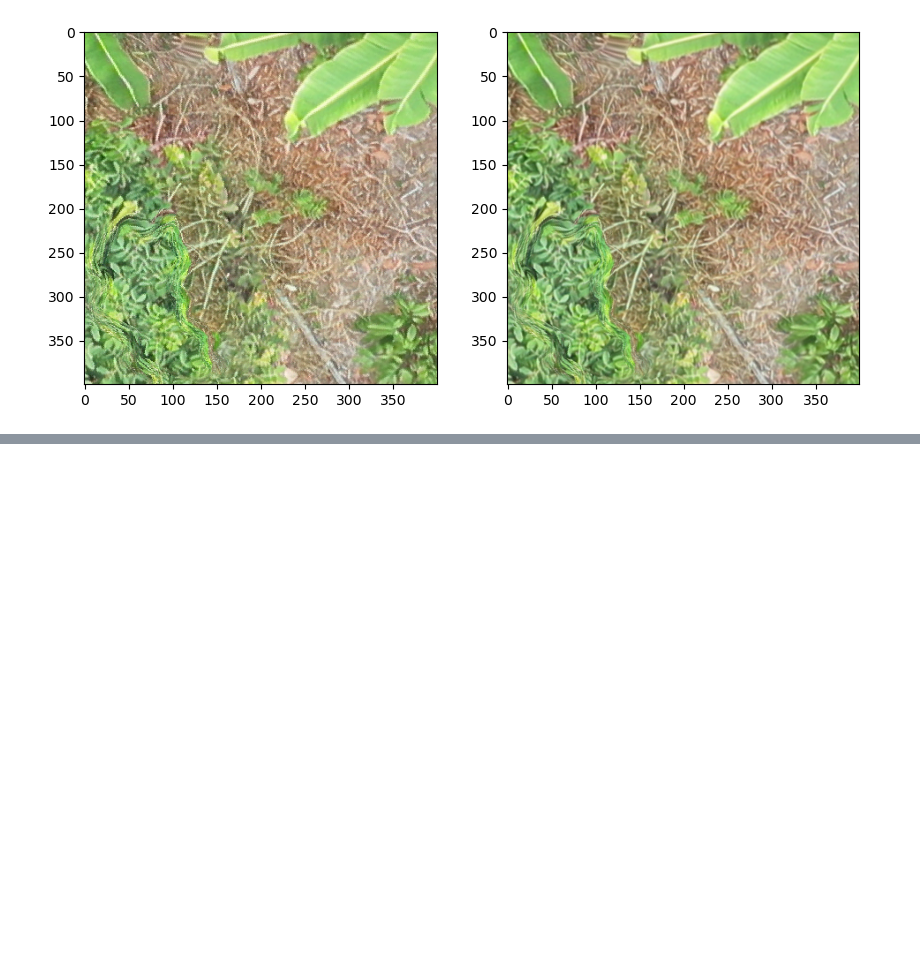
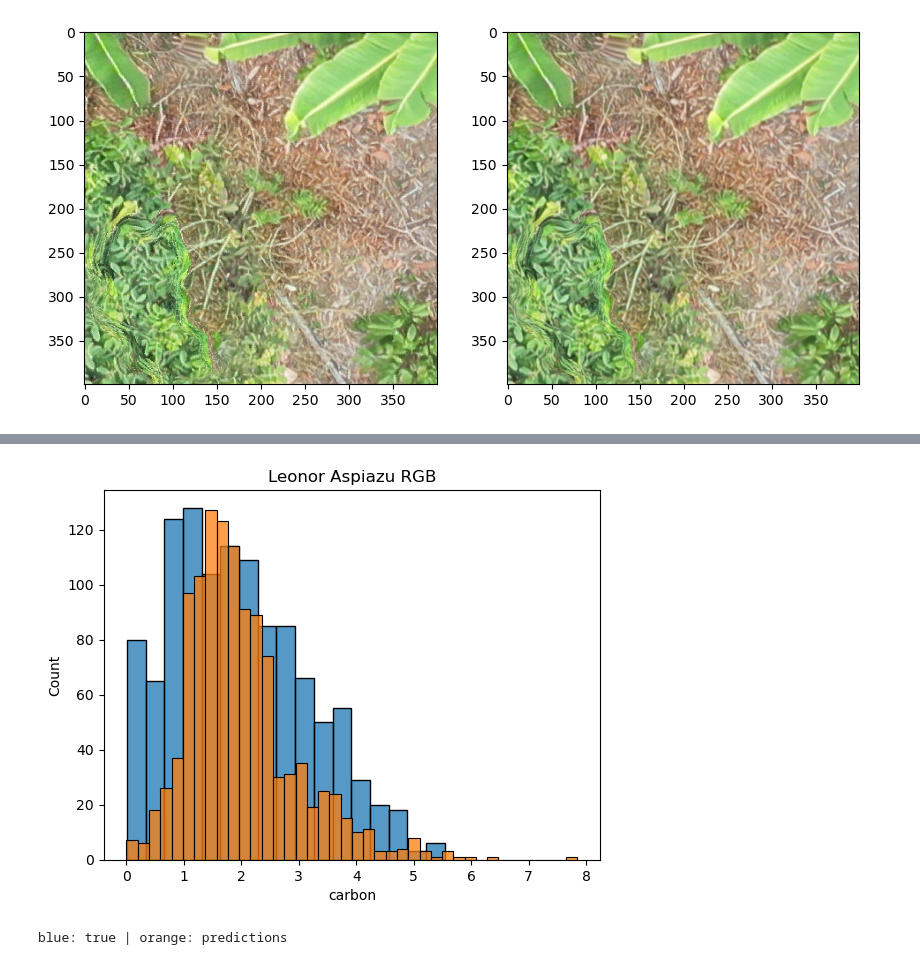
Before and after one commit to TimEngelmann/ai4est, a Jupyter notebook: exploration/patches_exploration.ipynb, the cells around one changed output, grey strips where cells are left out. Cells and saved outputs as stored; diff of their text form; code cells hidden in the pictures; blank space fills up the shorter version.

```diff
--- a/exploration/patches_exploration.ipynb
+++ b/exploration/patches_exploration.ipynb
@@ -148,0 +172,11 @@ plt.show()
+# %%
+site = "Leonor Aspiazu RGB"
+patches_site = patches[patches.site == site]
+sns.histplot(data=patches_site, x="carbon")
+sns.histplot(data=patches_site, x="predictions")
+plt.title("Leonor Aspiazu RGB")
+plt.show()
+print("blue: true | orange: predictions")
+# %% [output]
+[figure, added]
+blue: true | orange: predictions
```
Also changed, not shown: parts of 10 cells of this notebook.
